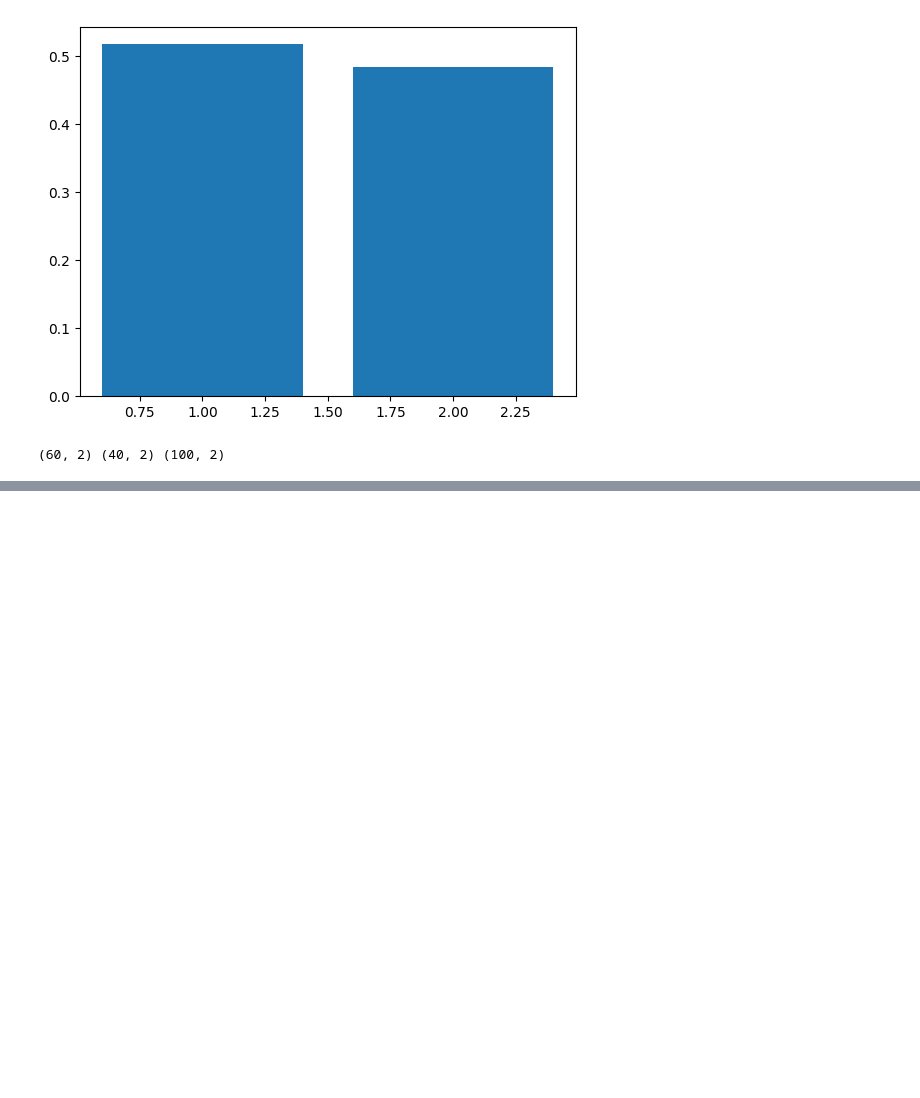
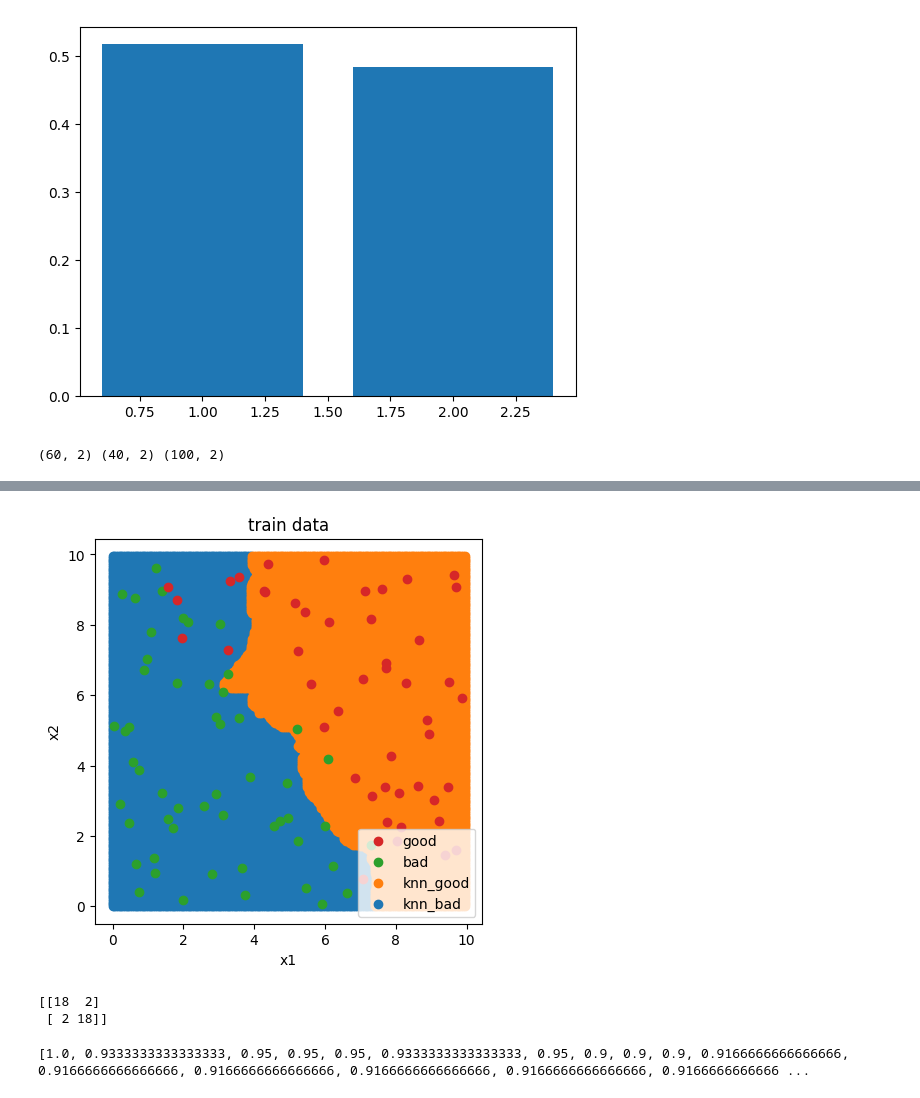
Before and after one commit to zhaopeng-test/ai, a Jupyter notebook: evaluation-and-optimization/test2.ipynb, the cells around one changed output, grey strips where cells are left out. Drawn from its saved outputs; the diff is of its cells as text; code cells hidden in the pictures; blank space fills up the shorter version.

Commit message:
update evaluation-and-optimization
Signed-off-by: peng.zhao <zhaopeng@test>

```diff
--- a/evaluation-and-optimization/test2.ipynb
+++ b/evaluation-and-optimization/test2.ipynb
@@ -103,3 +115,19 @@ x_train,x_test,y_train,y_test = train_test_split(x, y, random_state=4, test_size
 print(x_train.shape,x_test.shape,x.shape)
 # %% [output]
 (60, 2) (40, 2) (100, 2)
+# %%
+#KNN model
+from re import A
+from sklearn.neighbors import KNeighborsClassifier
+knn_10 = KNeighborsClassifier(n_neighbors=10)
+knn_10.fit(x_train, y_train)
+
+y_train_predict = knn_10.predict(x_train)
+y_test_predict = knn_10.predict(x_test)
+
+from sklearn.metrics import accuracy_score
+accuracy_train = accuracy_score(y_train, y_train_predict)
+Accuracy_test = accuracy_score(y_test, y_test_predict)
+
+print('Accuracy of training data: %.2f' % accuracy_train)
+print('Accuracy of test data: %.2f' % Accuracy_test)
@@ -105,0 +137,9 @@ print(x_train.shape,x_test.shape,x.shape)
+# %%
+#可视化
+xx, yy = np.meshgrid(np.arange(0, 10, 0.05), np.arange(0, 10, 0.05))
+print(xx.shape)
+print(xx)
+print(yy.shape)
+x_range = np.c_[xx.ravel(), yy.ravel()]
+print(x_range.shape)
+print(x_range)
@@ -105,0 +164,23 @@ print(x_train.shape,x_test.shape,x.shape)
+# %%
+y_range_predict = knn_10.predict(x_range)
+fig5 = plt.figure(figsize=(5,5))
+knn_bad = plt.scatter(x_range[:, 0][y_range_predict==0], x_range[:, 1][y_range_predict==0])
+knn_good = plt.scatter(x_range[:, 0][y_range_predict==1], x_range[:, 1][y_range_predict==1])
+
+bad = plt.scatter(x.loc[:, 'x1'][y==0], x.loc[:, 'x2'][y==0])
+good = plt.scatter(x.loc[:, 'x1'][y==1], x.loc[:, 'x2'][y==1])
+plt.legend((good, bad, knn_good, knn_bad), ('good', 'bad', 'knn_good', 'knn_bad'))
+plt.title('train data')
+plt.xlabel('x1')
+plt.ylabel('x2')
+plt.show()
+# %% [output]
+[figure, added]
+# %%
+#混淆矩阵
+from sklearn.metrics import confusion_matrix
+cm = confusion_matrix(y_test, y_test_predict)
+print(cm)
+# %% [output]
+[[18  2]
+ [ 2 18]]
@@ -105,0 +193,16 @@ print(x_train.shape,x_test.shape,x.shape)
+# %%
+n = [i for i in range(1, 21)]
+accuracy_train = []
+accuracy_test = []
+
+for i in n:
+    knn = KNeighborsClassifier(n_neighbors=i)
+    knn.fit(x_train, y_train)
+    y_train_predict = knn.predict(x_train)
+    y_test_predict = knn.predict(x_test)
+    accuracy_train.append(accuracy_score(y_train, y_train_predict))
+    accuracy_test.append(accuracy_score(y_test, y_test_predict))
+
+print(accuracy_train, accuracy_test)
+# %% [output]
+[1.0, 0.9333333333333333, 0.95, 0.95, 0.95, 0.9333333333333333, 0.95, 0.9, 0.9, 0.9, 0.9166666666666666, 0.9166666666666666, 0.9166666666666666, 0.9166666666666666, 0.9166666666666666, 0.9166666666666 ...
```
Also changed, not shown: parts of 7 cells of this notebook, 1 other file.
